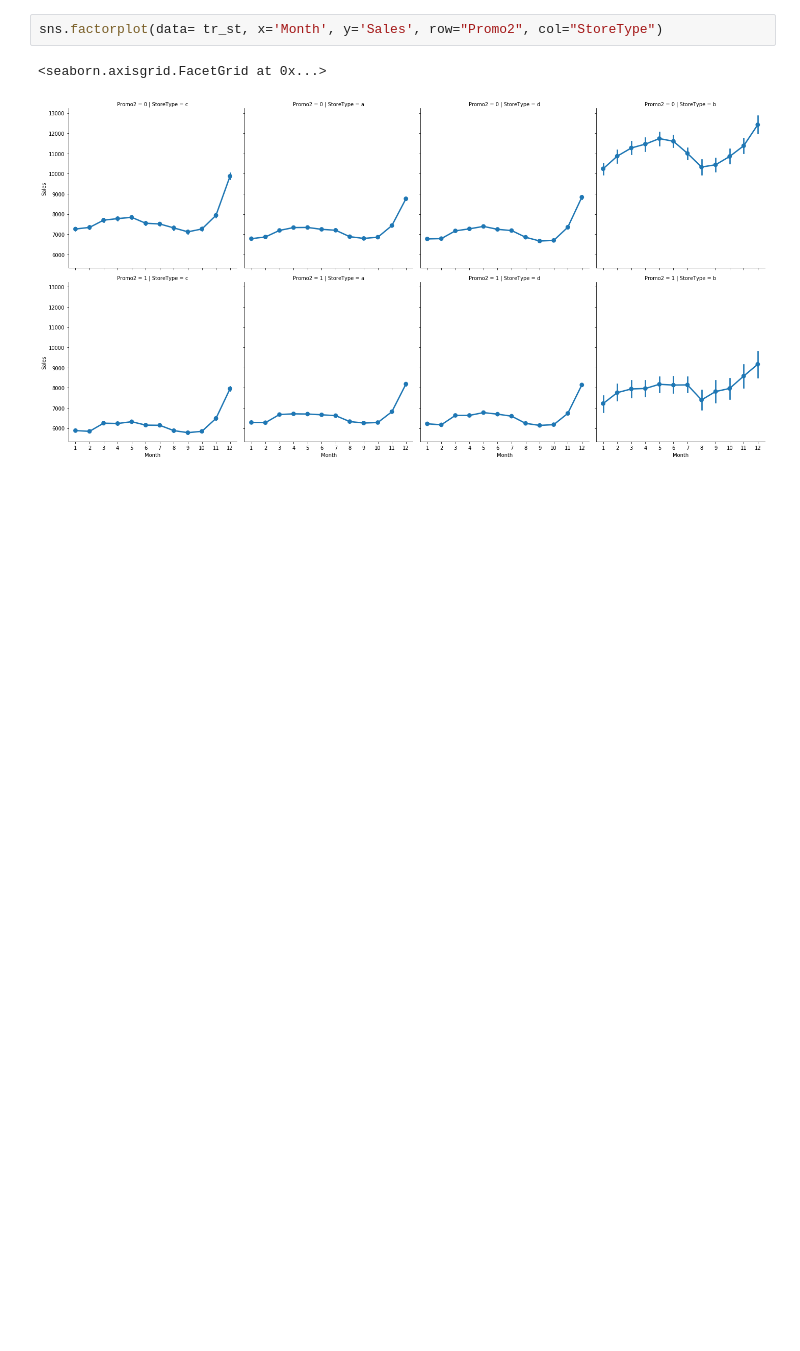
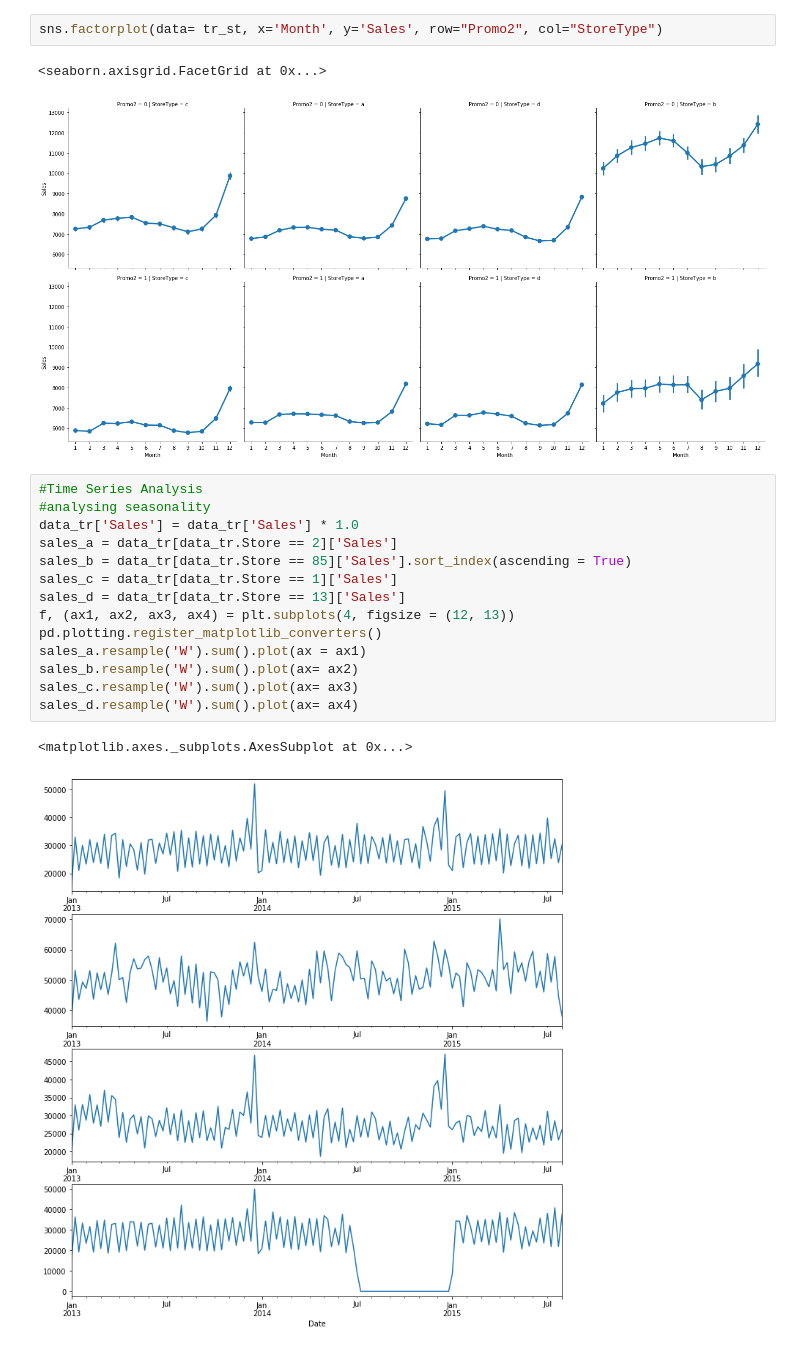
Before and after one commit to AbdurRehman1234/FYPSalesforecasting, a Jupyter notebook: project.ipynb, the cells around one changed output. Drawn from its saved outputs; the diff is of its cells as text; blank space fills up the shorter version.

```diff
--- a/project.ipynb
+++ b/project.ipynb
@@ -229,3 +232,20 @@ sns.factorplot(data= tr_st, x='Month', y='Sales', row="Promo2", col="StoreType")
 # %% [output]
 <seaborn.axisgrid.FacetGrid at 0x...>
 [figure]
+# %%
+#Time Series Analysis
+#analysing seasonality
+data_tr['Sales'] = data_tr['Sales'] * 1.0
+sales_a = data_tr[data_tr.Store == 2]['Sales']
+sales_b = data_tr[data_tr.Store == 85]['Sales'].sort_index(ascending = True)
+sales_c = data_tr[data_tr.Store == 1]['Sales']
+sales_d = data_tr[data_tr.Store == 13]['Sales']
+f, (ax1, ax2, ax3, ax4) = plt.subplots(4, figsize = (12, 13))
+pd.plotting.register_matplotlib_converters()
+sales_a.resample('W').sum().plot(ax = ax1)
+sales_b.resample('W').sum().plot(ax= ax2)
+sales_c.resample('W').sum().plot(ax= ax3)
+sales_d.resample('W').sum().plot(ax= ax4)
+# %% [output]
+<matplotlib.axes._subplots.AxesSubplot at 0x...>
+[figure, added]
```
Also changed, not shown: parts of 21 cells of this notebook.
